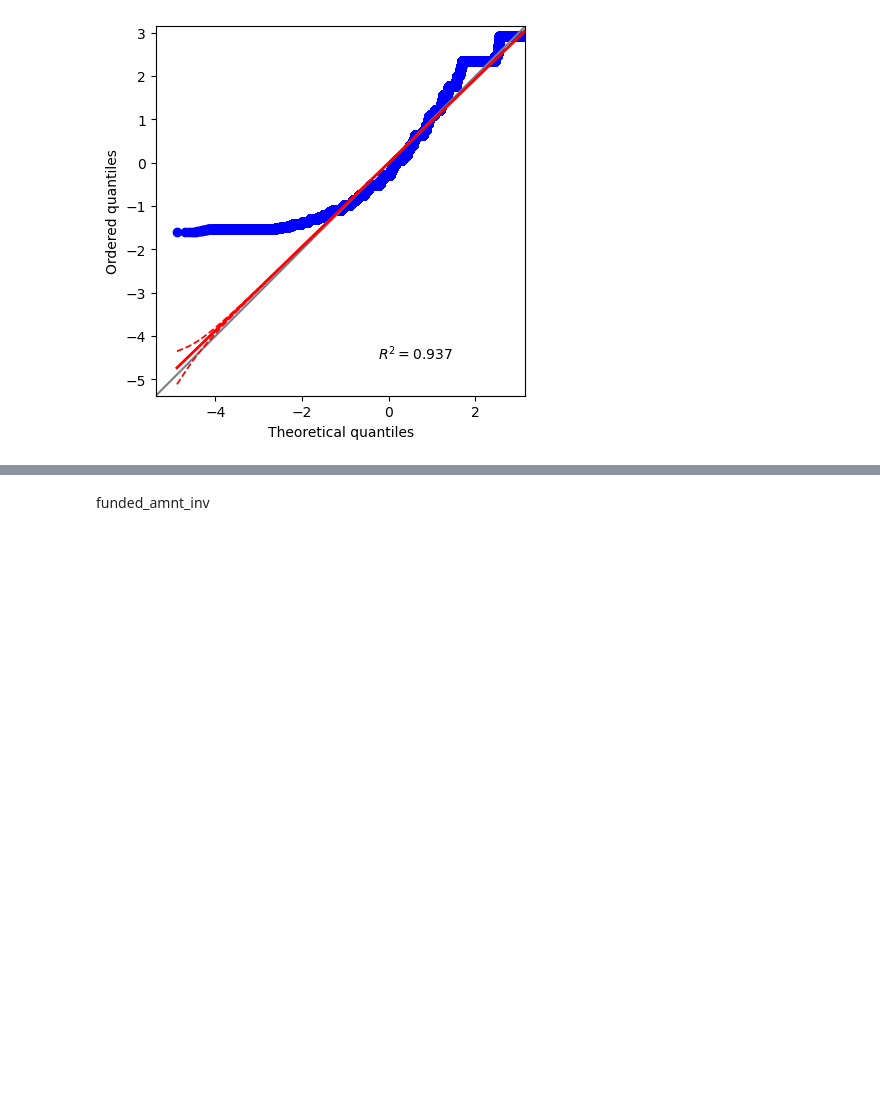
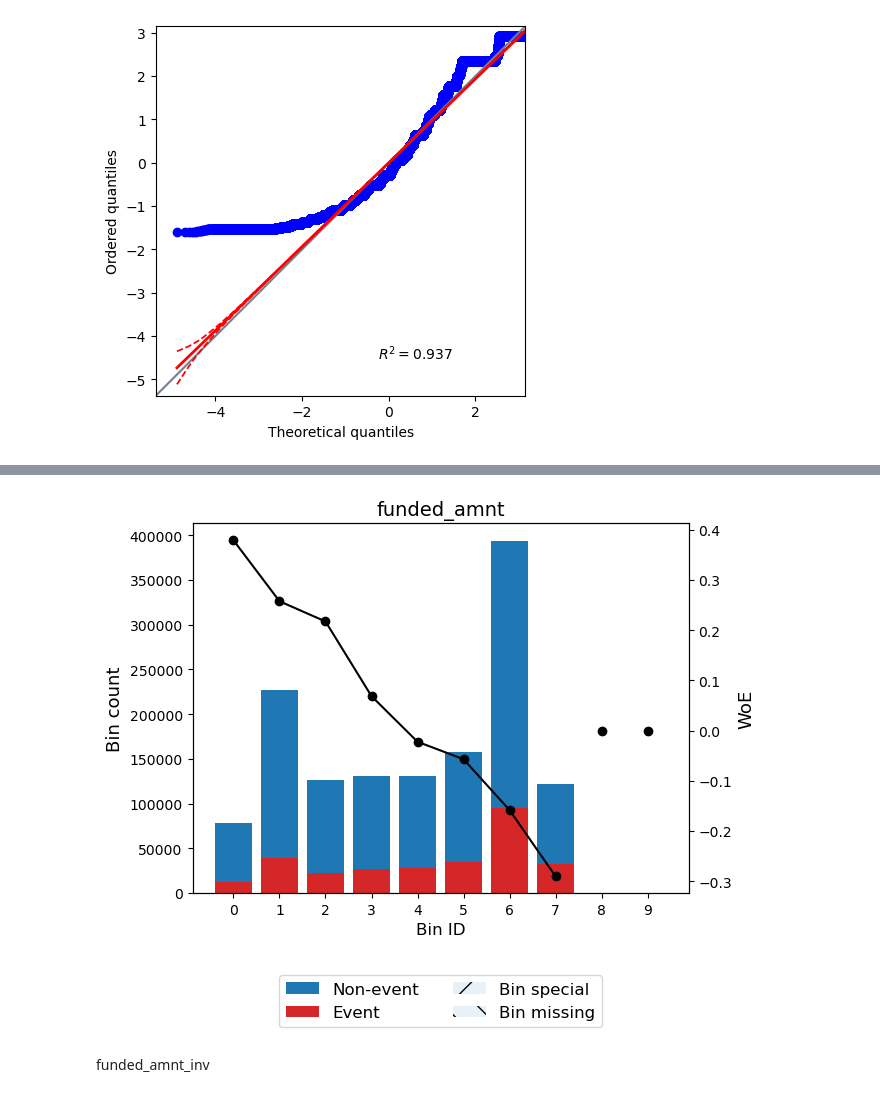
Before and after one commit to ivankching/storytelling, a Jupyter notebook: Lending Club - credit scoring/eda_accepted.ipynb, the cells around one changed output, grey strips where cells are left out. Saved outputs shown, nothing was run; the diff lists cells and outputs as text; code cells hidden in the pictures; blank space fills up the shorter version.

```diff
--- a/Lending Club - credit scoring/eda_accepted.ipynb
+++ b/Lending Club - credit scoring/eda_accepted.ipynb
@@ -352,3 +373,7 @@ stats.kstests(accepted, "default", selected_columns=["funded_amnt"])
 _ = pg.qqplot(accepted["funded_amnt"], dist='norm')
 # %% [output]
 [figure]
+# %%
+optb = OptimalBinning(name="funded_amnt", dtype="numerical", solver="cp")
+optb.fit(x=accepted["funded_amnt"], y=accepted["default"])
+optb.binning_table.build()
@@ -355,3 +393,7 @@ _ = pg.qqplot(accepted["funded_amnt"], dist='norm')
+# %%
+optb.binning_table.plot(metric="woe")
+# %% [output]
+[figure, added]
 # %% [markdown]
 funded_amnt_inv
 # %%
```
Also changed, not shown: parts of 126 cells of this notebook.
